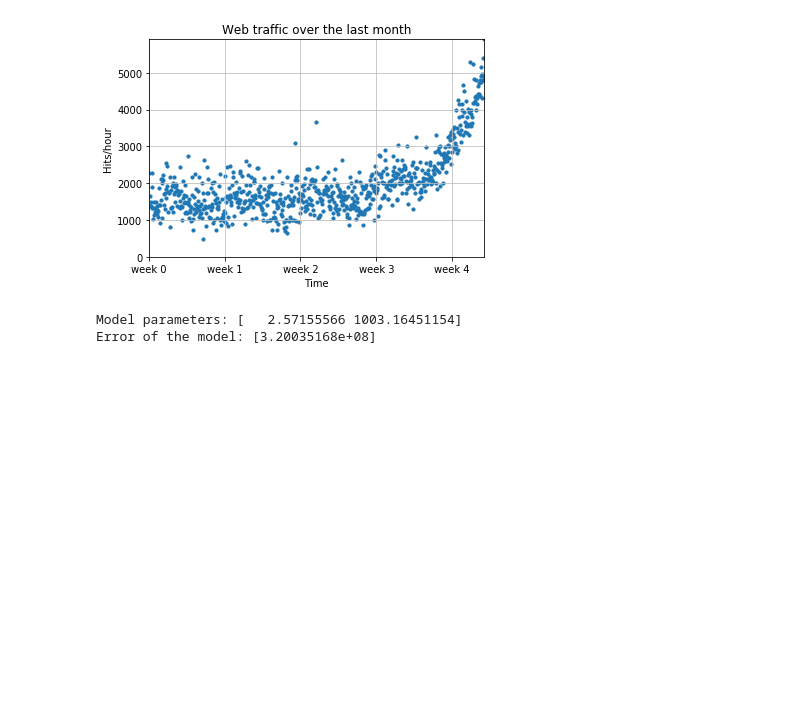
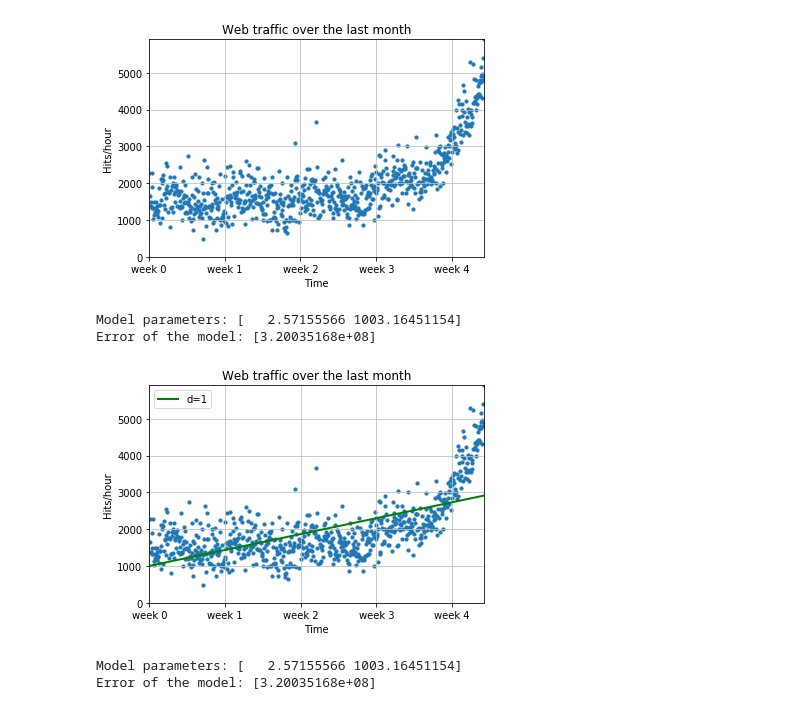
Before and after one commit to zhiyanzhiyu/mlprojectgather, a Jupyter notebook: mp001/mp001.ipynb, the cells around one changed output. Saved outputs shown, nothing was run; the diff lists cells and outputs as text; code cells hidden in the pictures; blank space fills up the shorter version.

```diff
--- a/mp001/mp001.ipynb
+++ b/mp001/mp001.ipynb
@@ -70,4 +68,19 @@ def plot_models(x, y, models, fname, mx=None, ymax=None, xmin=None):
 plot_models(x, y, None, os.path.join("./output", "1400_01_01.png"))
 # %% [output]
 [figure]
+# %%
+import os
+os.path.join("./output", "1400_01_01.png")
+
+# create and plot models
+fp1, res, rank, sv, rcond = sp.polyfit(x, y, 1, full=True)
+print("Model parameters: %s" % fp1)
+print("Error of the model:", res)
+f1 = sp.poly1d(fp1)
+
+plot_models(x, y, [f1], os.path.join("./output", "1400_01_02.png"))
+# %% [output]
+Model parameters: [   2.57155566 1003.16451154]
+Error of the model: [3.20035168e+08]
+[figure, added]
 # %%
```
Also changed, not shown: parts of 10 cells of this notebook, 20 other files.
